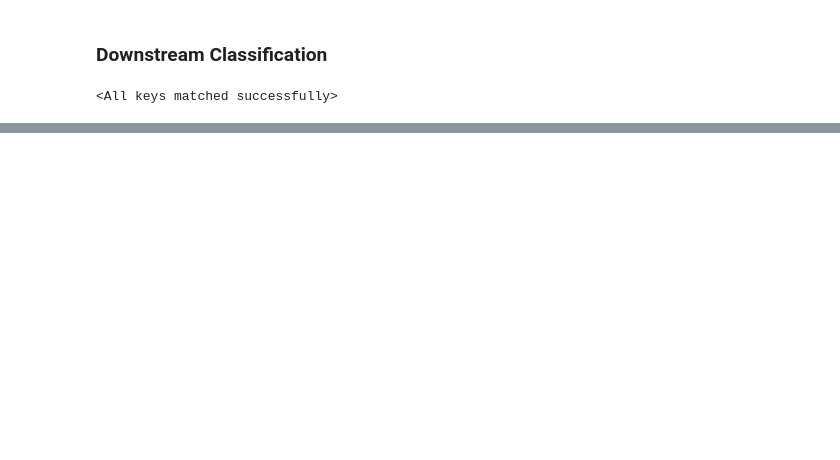
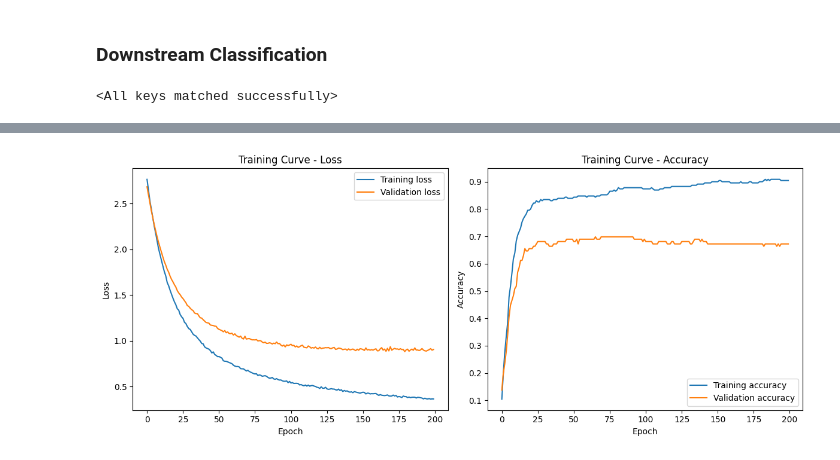
Before and after one commit to dothanhdatle/Research_Project, a Jupyter notebook: training.ipynb, the cells around one changed output, grey strips where cells are left out. Saved outputs shown, nothing was run; the diff lists cells and outputs as text; code cells hidden in the pictures; blank space fills up the shorter version.

```diff
--- a/training.ipynb
+++ b/training.ipynb
@@ -121 +239,18 @@ optimizer = optim.Adam(classifier_model.classifier.parameters(), lr=learning_rat
+# %%
+# classifier
+trainloader_classify = DataLoader(classify_set, batch_size=64, shuffle=True)
+valloader_classify = DataLoader(val_set, batch_size=64, shuffle=True)
+# %%
+class Classifier(nn.Module):
+    def __init__(self, hidden_dim, num_classes = 16):
+        super().__init__()
+        self.hidden_dim = hidden_dim
+        self.num_classes = num_classes
+        self.classifier = nn.Linear(self.hidden_dim, self.num_classes)
+
+    def forward(self,x):
+        logits = self.classifier(x)
+        return logits
+
+classifier = Classifier(hidden_dim=128, num_classes=16).to(device)
 # %%
@@ -158,0 +365,22 @@ Epoch [50/50], Loss: 0.3329, Accuracy: 0.9655
+# %%
+fig, axes = plt.subplots(1, 2, figsize=(12, 5))
+
+# Plot loss
+axes[0].plot(train_loss, label='Training loss')
+axes[0].plot(val_loss, label='Validation loss')
+axes[0].set_title('Training Curve - Loss')
+axes[0].set_xlabel('Epoch')
+axes[0].set_ylabel('Loss')
+axes[0].legend()
+
+# Plot accuracy
+axes[1].plot(train_acc, label='Training accuracy')
+axes[1].plot(val_acc, label='Validation accuracy')
+axes[1].set_title('Training Curve - Accuracy')
+axes[1].set_xlabel('Epoch')
+axes[1].set_ylabel('Accuracy')
+axes[1].legend()
+plt.tight_layout()
+plt.show()
+# %% [output]
+[figure, added]
```
Also changed, not shown: parts of 16 cells of this notebook, 21 other files.
